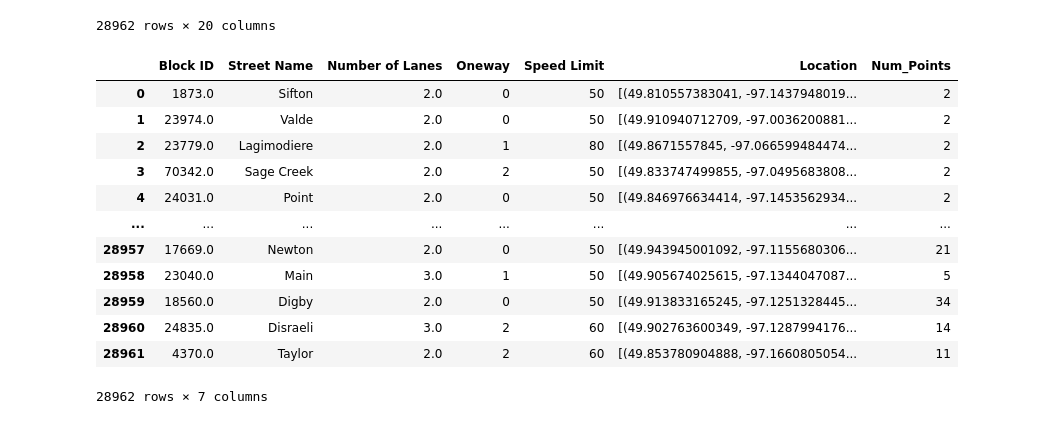
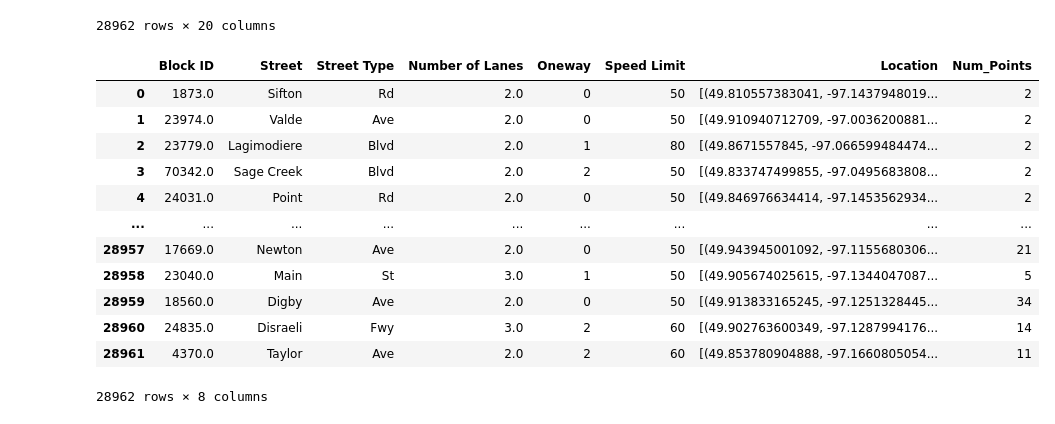
Before and after one commit to tranndt/ml-comp4710-WPGTransitOTP, a Jupyter notebook: res/jason/00_data_cleaning.ipynb, the cells around one changed output. Drawn from its saved outputs; the diff is of its cells as text; code cells hidden in the pictures.

Commit message:
Street Map

```diff
--- a/res/jason/00_data_cleaning.ipynb
+++ b/res/jason/00_data_cleaning.ipynb
@@ -534,25 +536,25 @@ Location object
 | 28961 | 18267 | 4370.0 | Taylor | Ave | NaN | Arterial | Street | ... |
 28962 rows × 20 columns
 # %%
-DF = DF.loc[:,["Block ID","Street Name","Number of Lanes","Oneway","Speed Limit","Location"]]
+DF = DF.loc[:,["Block ID","Street Name","Street Type","Number of Lanes","Oneway","Speed Limit","Location"]].rename(columns={"Street Name":"Street"})
 __clean_string = lambda l: np.array([[(float(j.split()[1]),float(j.split()[0])) for j in m] for m in l],dtype=object)
 DF.loc[:,"Location"] = __clean_string(DF["Location"].str.replace("MULTILINESTRING \(\(|\)\)","",regex=True).str.split(", "))
 DF.loc[:,"Num_Points"] = [len(i) for i in DF["Location"].values]
 DF
 # %% [output]
-|  | Block ID | Street Name | Number of Lanes | Oneway | Speed Limit | Location | Num_Points |
-| 0 | 1873.0 | Sifton | 2.0 | 0 | 50 | [(49.810557383041, -97.1437948019... | 2 |
-| 1 | 23974.0 | Valde | 2.0 | 0 | 50 | [(49.910940712709, -97.0036200881... | 2 |
-| 2 | 23779.0 | Lagimodiere | 2.0 | 1 | 80 | [(49.8671557845, -97.066599484474... | 2 |
-| 3 | 70342.0 | Sage Creek | 2.0 | 2 | 50 | [(49.833747499855, -97.0495683808... | 2 |
-| 4 | 24031.0 | Point | 2.0 | 0 | 50 | [(49.846976634414, -97.1453562934... | 2 |
-| ... | ... | ... | ... | ... | ... | ... | ... |
-| 28957 | 17669.0 | Newton | 2.0 | 0 | 50 | [(49.943945001092, -97.1155680306... | 21 |
-| 28958 | 23040.0 | Main | 3.0 | 1 | 50 | [(49.905674025615, -97.1344047087... | 5 |
-| 28959 | 18560.0 | Digby | 2.0 | 0 | 50 | [(49.913833165245, -97.1251328445... | 34 |
-| 28960 | 24835.0 | Disraeli | 3.0 | 2 | 60 | [(49.902763600349, -97.1287994176... | 14 |
-| 28961 | 4370.0 | Taylor | 2.0 | 2 | 60 | [(49.853780904888, -97.1660805054... | 11 |
+|  | Block ID | Street | Street Type | Number of Lanes | Oneway | Speed Limit | Location | Num_Points |
+| 0 | 1873.0 | Sifton | Rd | 2.0 | 0 | 50 | [(49.810557383041, -97.1437948019... | 2 |
+| 1 | 23974.0 | Valde | Ave | 2.0 | 0 | 50 | [(49.910940712709, -97.0036200881... | 2 |
+| 2 | 23779.0 | Lagimodiere | Blvd | 2.0 | 1 | 80 | [(49.8671557845, -97.066599484474... | 2 |
+| 3 | 70342.0 | Sage Creek | Blvd | 2.0 | 2 | 50 | [(49.833747499855, -97.0495683808... | 2 |
+| 4 | 24031.0 | Point | Rd | 2.0 | 0 | 50 | [(49.846976634414, -97.1453562934... | 2 |
+| ... | ... | ... | ... | ... | ... | ... | ... | ... |
+| 28957 | 17669.0 | Newton | Ave | 2.0 | 0 | 50 | [(49.943945001092, -97.1155680306... | 21 |
+| 28958 | 23040.0 | Main | St | 3.0 | 1 | 50 | [(49.905674025615, -97.1344047087... | 5 |
+| 28959 | 18560.0 | Digby | Ave | 2.0 | 0 | 50 | [(49.913833165245, -97.1251328445... | 34 |
+| 28960 | 24835.0 | Disraeli | Fwy | 3.0 | 2 | 60 | [(49.902763600349, -97.1287994176... | 14 |
+| 28961 | 4370.0 | Taylor | Ave | 2.0 | 2 | 60 | [(49.853780904888, -97.1660805054... | 11 |
-28962 rows × 7 columns
+28962 rows × 8 columns
 # %%
 DF.to_csv("clean_datasets/ROAD_NETWORK.csv")
 # %%
```
Also changed, not shown: parts of 1 cell of this notebook, 3 other files.
